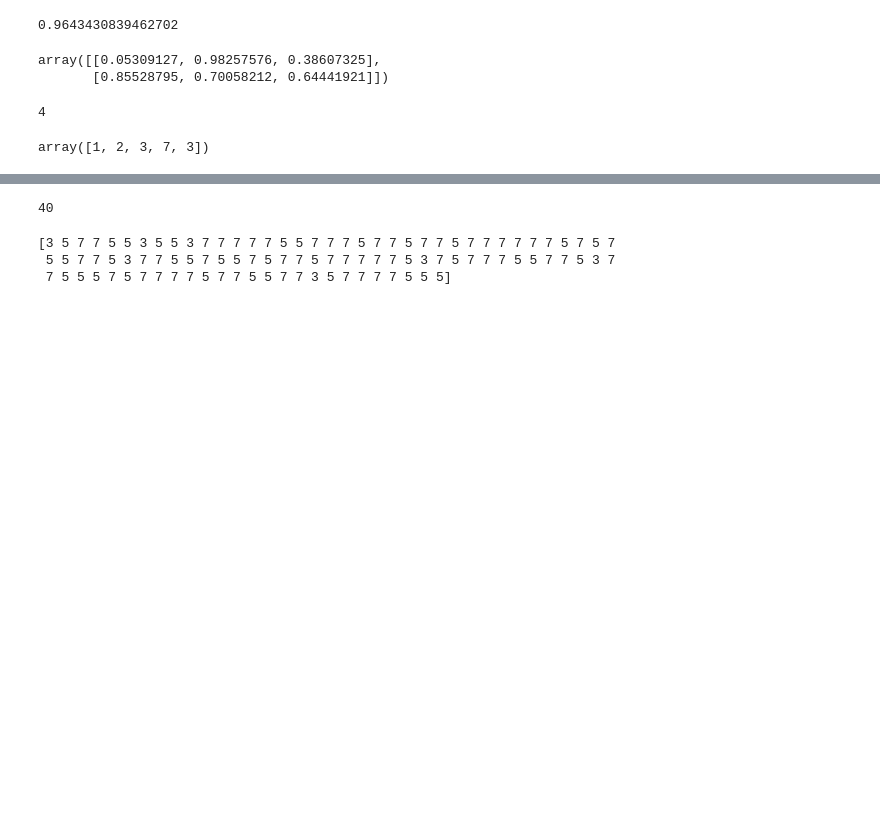
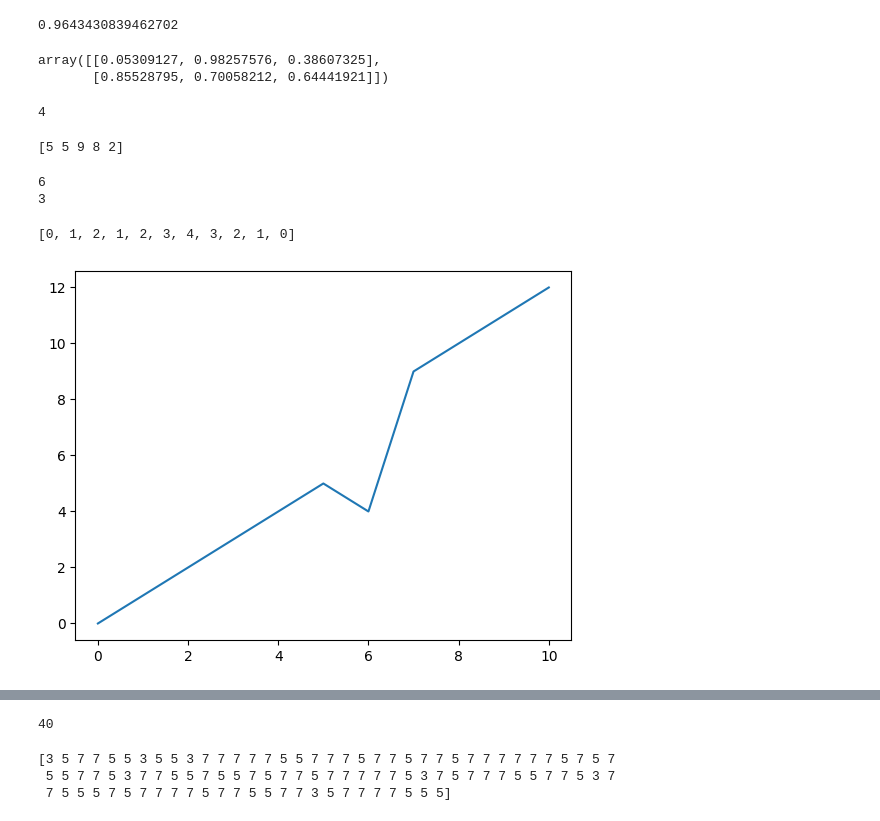
Before and after one commit to shreyasstha/data, a Jupyter notebook: numpy.ipynb, the cells around one changed output, grey strips where cells are left out. Cells and saved outputs as stored; diff of their text form; code cells hidden in the pictures; blank space fills up the shorter version.

Commit message:
random

```diff
--- a/numpy.ipynb
+++ b/numpy.ipynb
@@ -179,6 +179,75 @@ np.random.randint(1,10)
 # %% [output]
 4
 # %%
-np.random.randint(1,10, size =5)
+import numpy as np
+print(np.random.randint(1,10, size =5))
 # %% [output]
-array([1, 2, 3, 7, 3])
+[5 5 9 8 2]
+# %%
+# Import numpy and set seed
+import numpy as np
+np.random.seed(123)
+
+# Use randint() to simulate a dice
+print(np.random.randint(1,7))
+# Use randint() again
+print(np.random.randint(1,7))
+# %% [output]
+6
+3
+# %%
+# NumPy is imported, seed is set
+
+# Initialize random_walk
+random_walk = [0]
+for x in range(10) :
+    # Set step: last element in random_walk
+    step = random_walk[-1]
+
+    # Roll the dice
+    dice = np.random.randint(1,7)
+
+    # Determine next step
+    if dice <= 2:
+        step = step - 1
+    elif dice <= 5:
+        step = step + 1
+    else:
+        step = step + np.random.randint(1,7)
+
+    # append next_step to random_walk
+    random_walk.append(step)
+
+# Print random_walk
+print(random_walk)
+# %% [output]
+[0, 1, 2, 1, 2, 3, 4, 3, 2, 1, 0]
+# %%
+# NumPy is imported, seed is set
+
+# Initialization
+random_walk = [0]
+
+for x in range(10) :
+    step = random_walk[-1]
+    dice = np.random.randint(1,7)
+
+    if dice <= 2:
+        step = max(0, step - 1)
+    elif dice <= 5:
+        step = step + 1
+    else:
+        step = step + np.random.randint(1,7)
+
+    random_walk.append(step)
+
+# Import matplotlib.pyplot as plt
+import matplotlib.pyplot as plt
+
+# Plot random_walk
+plt.plot(random_walk)
+
+# Show the plot
+plt.show()
+# %% [output]
+[figure, added]
```
Also changed, not shown: parts of 1 cell of this notebook.
